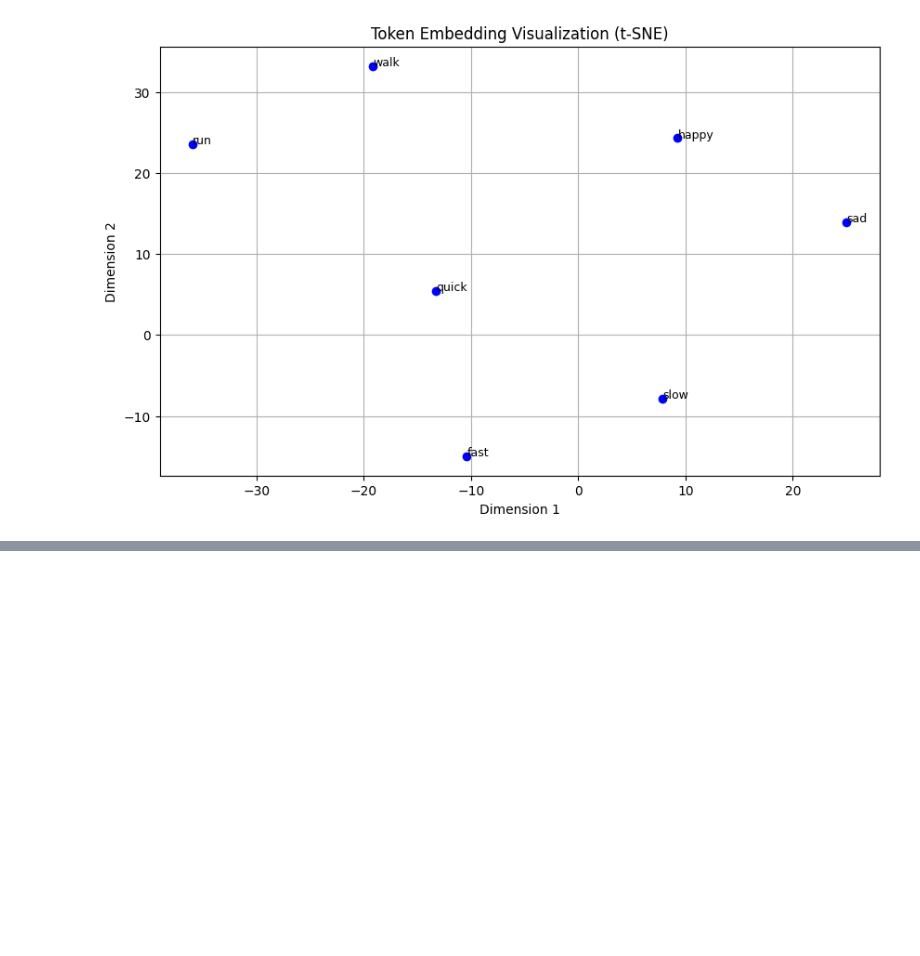
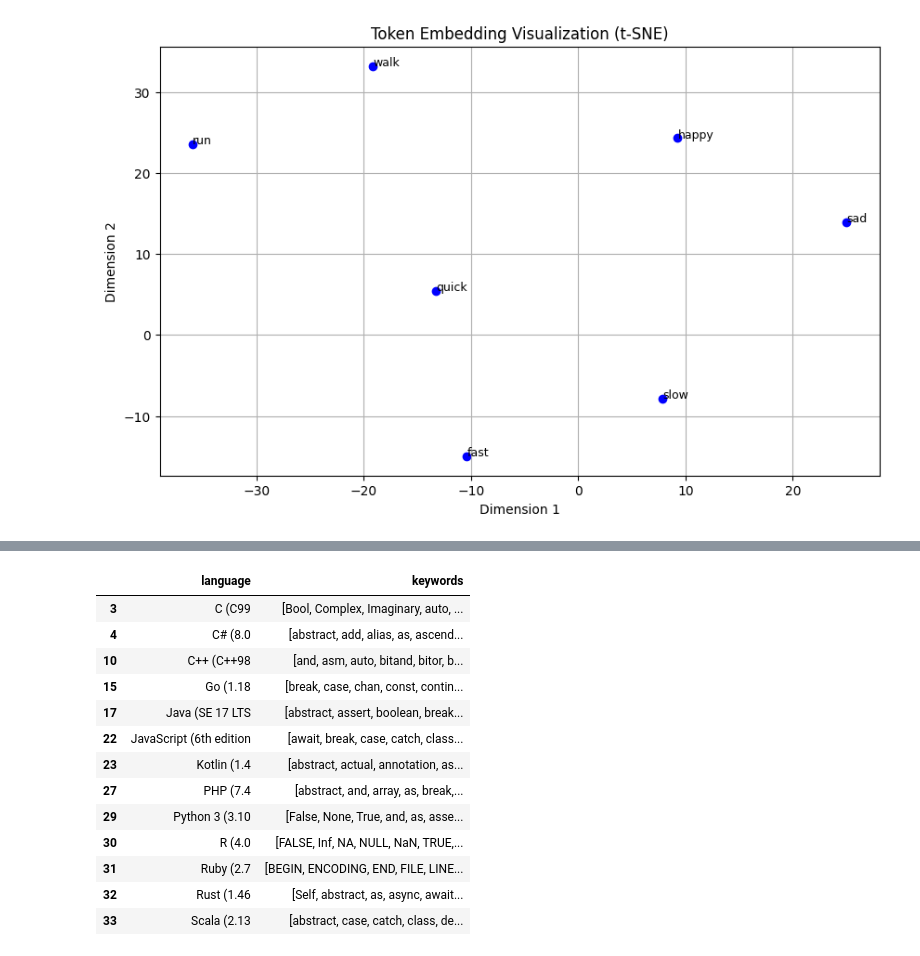
Before and after one commit to Koweez/AdvancedNLP, a Jupyter notebook: exploration/exploration.ipynb, the cells around one changed output, grey strips where cells are left out. Cells and saved outputs as stored; diff of their text form; code cells hidden in the pictures; blank space fills up the shorter version.

```diff
--- a/exploration/exploration.ipynb
+++ b/exploration/exploration.ipynb
@@ -114,0 +154,19 @@ Closest tokens to 'python':
+# %%
+indices_to_drop = [0,1,2,5,6,7,8,9,11,12,13,14,16,18,19,20,21,24,25,26,28,34,35]
+df.drop(df.index[df.index.isin(indices_to_drop)], inplace=True)
+df
+# %% [output]
+|  | language | keywords |
+| 3 | C (C99 | [Bool, Complex, Imaginary, auto, ... |
+| 4 | C# (8.0 | [abstract, add, alias, as, ascend... |
+| 10 | C++ (C++98 | [and, asm, auto, bitand, bitor, b... |
+| 15 | Go (1.18 | [break, case, chan, const, contin... |
+| 17 | Java (SE 17 LTS | [abstract, assert, boolean, break... |
+| 22 | JavaScript (6th edition | [await, break, case, catch, class... |
+| 23 | Kotlin (1.4 | [abstract, actual, annotation, as... |
+| 27 | PHP (7.4 | [abstract, and, array, as, break,... |
+| 29 | Python 3 (3.10 | [False, None, True, and, as, asse... |
+| 30 | R (4.0 | [FALSE, Inf, NA, NULL, NaN, TRUE,... |
+| 31 | Ruby (2.7 | [BEGIN, ENCODING, END, FILE, LINE... |
+| 32 | Rust (1.46 | [Self, abstract, as, async, await... |
+| 33 | Scala (2.13 | [abstract, case, catch, class, de... |
```
Also changed, not shown: parts of 11 cells of this notebook, 1 other file.
